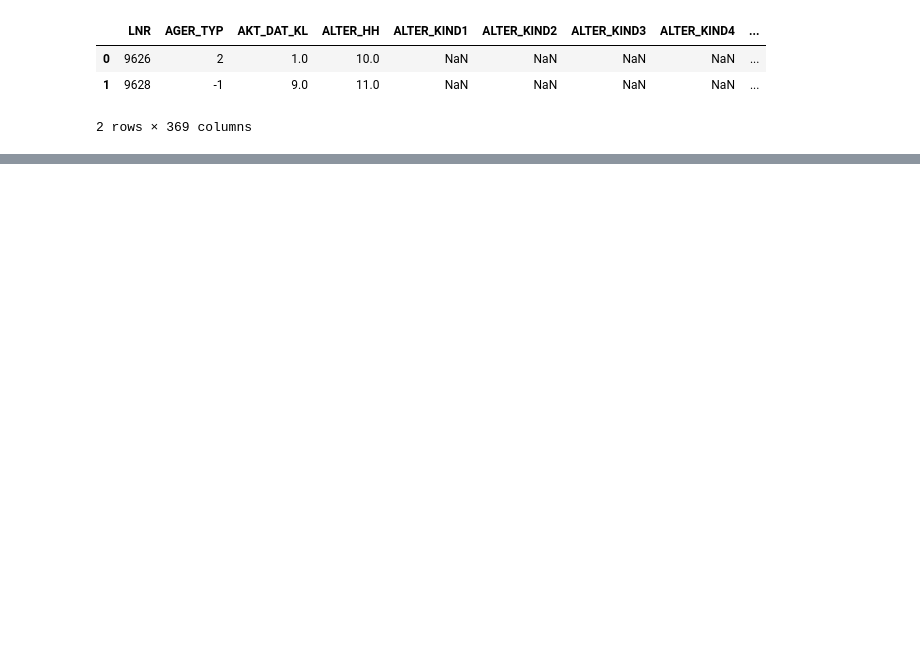
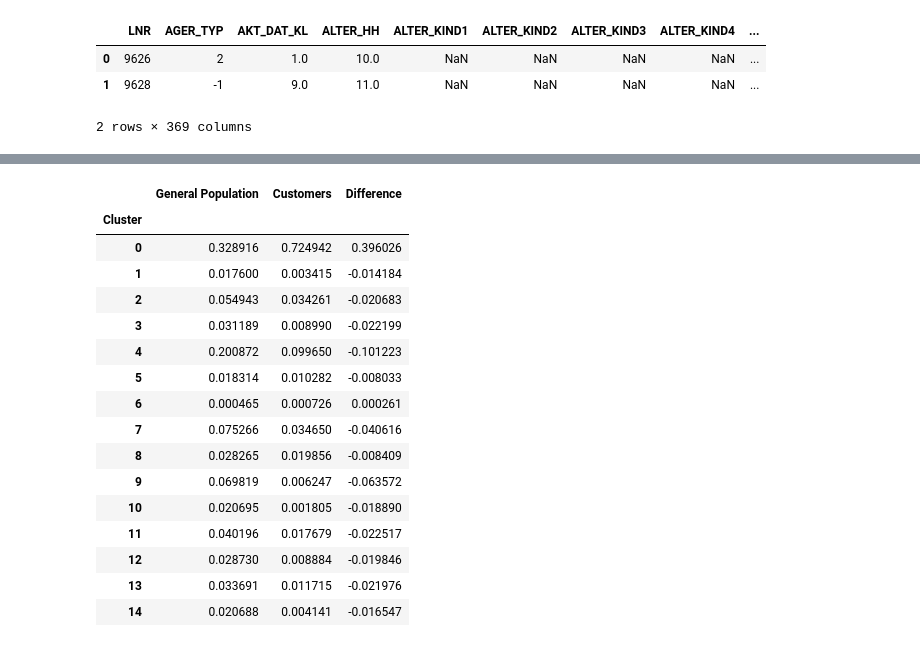
Before and after one commit to poojapatel26/Arvato-Bertelsmann-Customer-Segmentation-Project, a Jupyter notebook: segmentation report part 1/Arvato Project Customer Segmentation Report.ipynb, the cells around one changed output, grey strips where cells are left out. Saved outputs shown, nothing was run; the diff lists cells and outputs as text; code cells hidden in the pictures; blank space fills up the shorter version.

```diff
--- a/segmentation report part 1/Arvato Project Customer Segmentation Report.ipynb
+++ b/segmentation report part 1/Arvato Project Customer Segmentation Report.ipynb
@@ -680,0 +549,24 @@ plt.show()
+# %%
+percent_Diff = pd.concat([ cluster_Azdias.groupby(['Cluster']).agg({'Percentage': ['sum']}),
+                      cluster_Customer.groupby(['Cluster']).agg({'Percentage': ['sum']}) ], axis = 1)
+percent_Diff.columns = ['General Population', 'Customers']
+percent_Diff['Difference'] = percent_Diff['Customers'] - percent_Diff['General Population']
+percent_Diff.head(15)
+# %% [output]
+|  | General Population | Customers | Difference |
+| Cluster |  |  |  |
+| 0 | 0.328916 | 0.724942 | 0.396026 |
+| 1 | 0.017600 | 0.003415 | -0.014184 |
+| 2 | 0.054943 | 0.034261 | -0.020683 |
+| 3 | 0.031189 | 0.008990 | -0.022199 |
+| 4 | 0.200872 | 0.099650 | -0.101223 |
+| 5 | 0.018314 | 0.010282 | -0.008033 |
+| 6 | 0.000465 | 0.000726 | 0.000261 |
+| 7 | 0.075266 | 0.034650 | -0.040616 |
+| 8 | 0.028265 | 0.019856 | -0.008409 |
+| 9 | 0.069819 | 0.006247 | -0.063572 |
+| 10 | 0.020695 | 0.001805 | -0.018890 |
+| 11 | 0.040196 | 0.017679 | -0.022517 |
+| 12 | 0.028730 | 0.008884 | -0.019846 |
+| 13 | 0.033691 | 0.011715 | -0.021976 |
+| 14 | 0.020688 | 0.004141 | -0.016547 |
```
Also changed, not shown: parts of 39 cells of this notebook, 1 other file.
